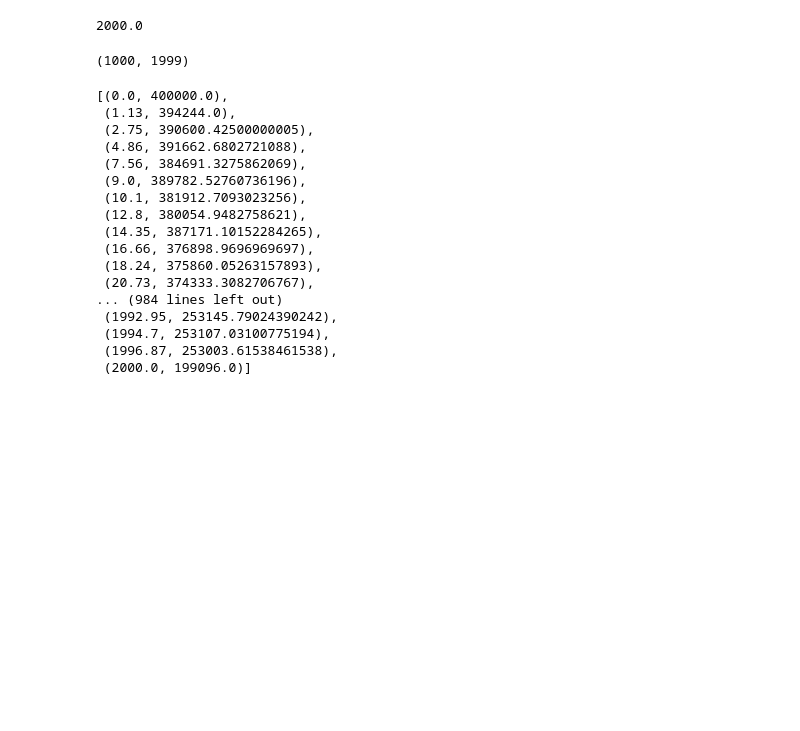
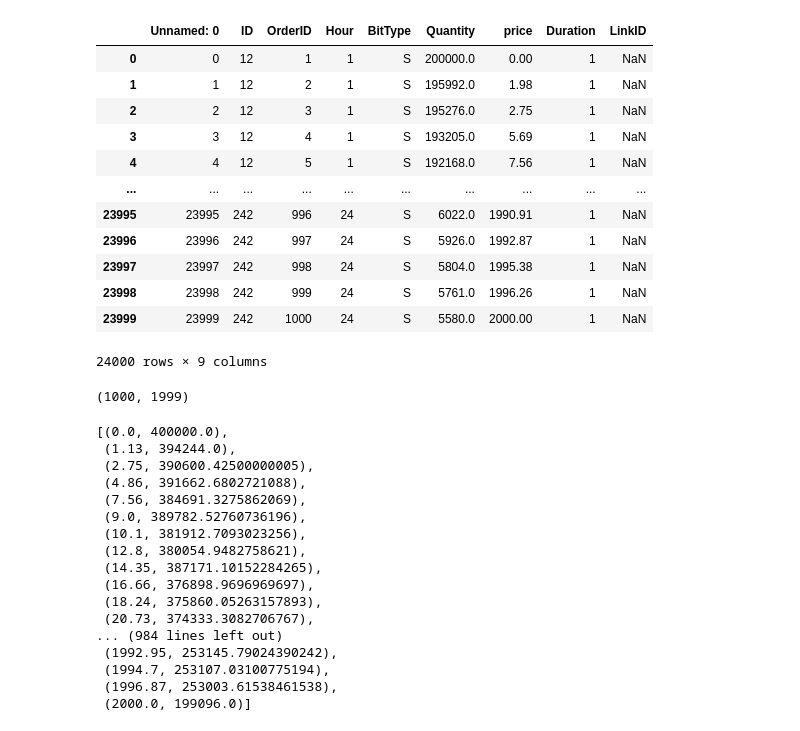
Before and after one commit to Zhaoweiliang/Day-Head-energy-Opti-Project, a Jupyter notebook: Iter.ipynb, the cells around one changed output. Saved outputs shown, nothing was run; the diff lists cells and outputs as text; code cells hidden in the pictures; blank space fills up the shorter version.

```diff
--- a/Iter.ipynb
+++ b/Iter.ipynb
@@ -6,9 +6,21 @@ import pandas as pd
 D_Data = pd.read_csv('/Users/weiliang/Desktop/project/Data_H_D.csv')
 S_Data = pd.read_csv('/Users/weiliang/Desktop/project/Data_H_SP.csv')
 # %%
-D_Data['price'][999]
+D_Data
 # %% [output]
+|  | Unnamed: 0 | ID | OrderID | Hour | BitType | Quantity | price | Duration | LinkID |
+| 0 | 0 | 12 | 1 | 1 | S | 200000.0 | 0.00 | 1 | NaN |
+| 1 | 1 | 12 | 2 | 1 | S | 195992.0 | 1.98 | 1 | NaN |
+| 2 | 2 | 12 | 3 | 1 | S | 195276.0 | 2.75 | 1 | NaN |
+| 3 | 3 | 12 | 4 | 1 | S | 193205.0 | 5.69 | 1 | NaN |
+| 4 | 4 | 12 | 5 | 1 | S | 192168.0 | 7.56 | 1 | NaN |
+| ... | ... | ... | ... | ... | ... | ... | ... | ... | ... |
+| 23995 | 23995 | 242 | 996 | 24 | S | 6022.0 | 1990.91 | 1 | NaN |
+| 23996 | 23996 | 242 | 997 | 24 | S | 5926.0 | 1992.87 | 1 | NaN |
+| 23997 | 23997 | 242 | 998 | 24 | S | 5804.0 | 1995.38 | 1 | NaN |
+| 23998 | 23998 | 242 | 999 | 24 | S | 5761.0 | 1996.26 | 1 | NaN |
+| 23999 | 23999 | 242 | 1000 | 24 | S | 5580.0 | 2000.00 | 1 | NaN |
-2000.0
+24000 rows × 9 columns
 # %%
 
 def Hour_Index(df):
```
Also changed, not shown: 9 other files.
